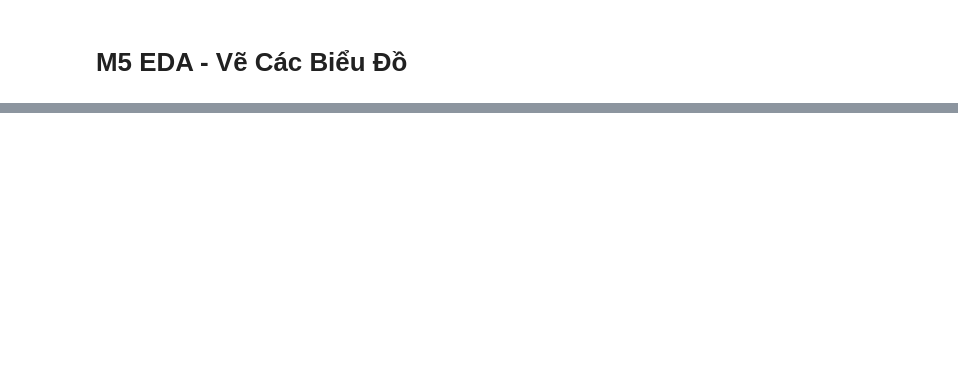
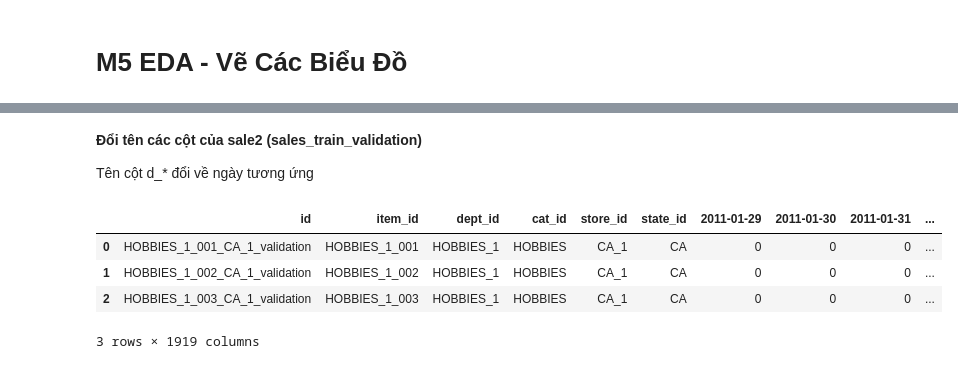
Before and after one commit to HienNguyenMinh/PythonAssignment, a Jupyter notebook: BaiTap2.ipynb, the cells around one changed output, grey strips where cells are left out. Cells and saved outputs as stored; diff of their text form; code cells hidden in the pictures; blank space fills up the shorter version.

```diff
--- a/BaiTap2.ipynb
+++ b/BaiTap2.ipynb
@@ -22,0 +63,18 @@ for dirname, _, filenames in os.walk('/kaggle/input'):
+# %% [markdown]
+**Đổi tên các cột của sale2 (sales_train_validation)**
+
+Tên cột d_* đổi về ngày tương ứng
+# %%
+import datetime
+x = datetime.date(2011,1,29)
+for c in ((sale2.columns)[6:]):
+    sale2.rename(columns={c:x},inplace=True)
+    x = x + datetime.timedelta(days=1)
+
+sale2.head(3)
+# %% [output]
+|  | id | item_id | dept_id | cat_id | store_id | state_id | 2011-01-29 | 2011-01-30 | 2011-01-31 | ... |
+| 0 | HOBBIES_1_001_CA_1_validation | HOBBIES_1_001 | HOBBIES_1 | HOBBIES | CA_1 | CA | 0 | 0 | 0 | ... |
+| 1 | HOBBIES_1_002_CA_1_validation | HOBBIES_1_002 | HOBBIES_1 | HOBBIES | CA_1 | CA | 0 | 0 | 0 | ... |
+| 2 | HOBBIES_1_003_CA_1_validation | HOBBIES_1_003 | HOBBIES_1 | HOBBIES | CA_1 | CA | 0 | 0 | 0 | ... |
+3 rows × 1919 columns
```
Also changed, not shown: parts of 8 cells of this notebook.
